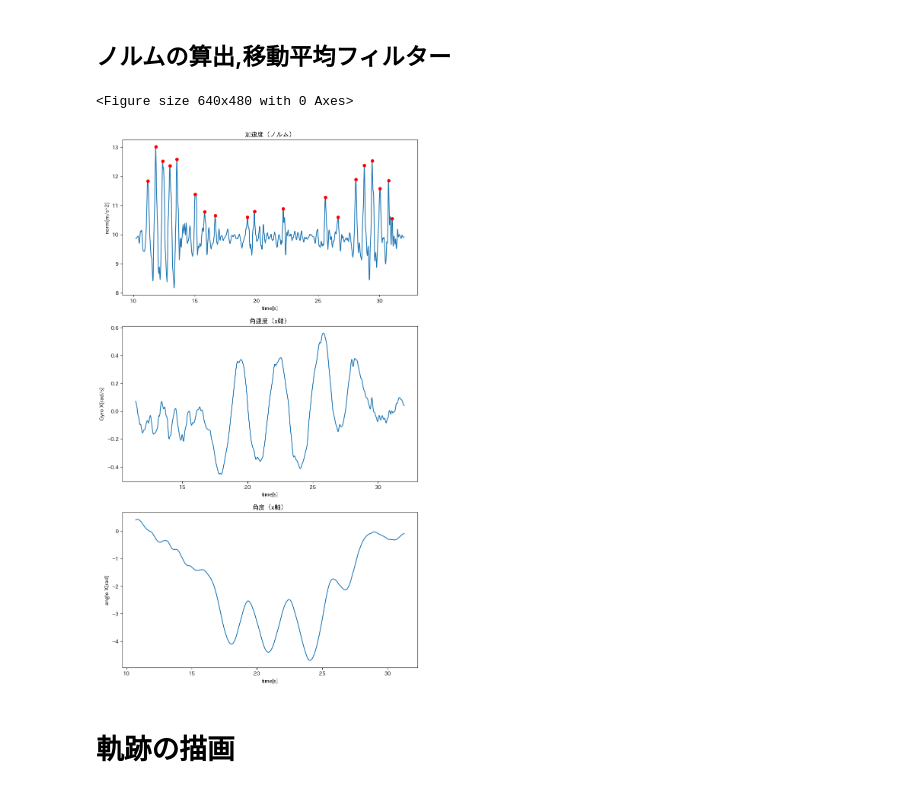
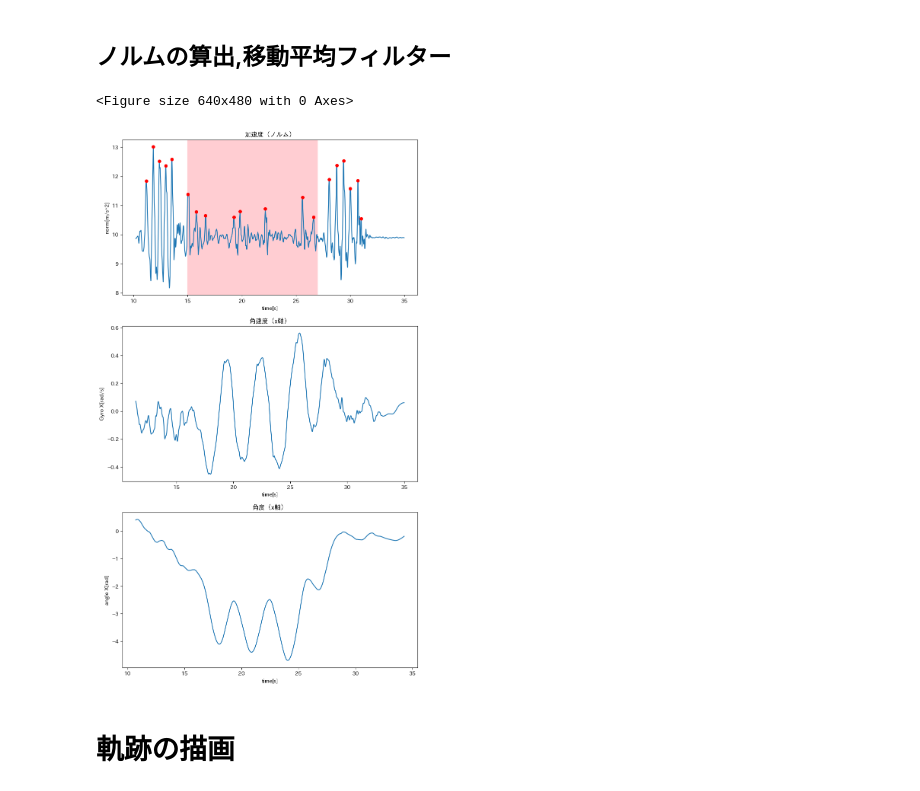
Before and after one commit to kajiLabTeam/pedestrian-behavior-comparison-system, a Jupyter notebook: src/speed/slowly/trajectorySlowly.ipynb, the cells around one changed output. Saved outputs shown, nothing was run; the diff lists cells and outputs as text; code cells hidden in the pictures.

```diff
--- a/src/speed/slowly/trajectorySlowly.ipynb
+++ b/src/speed/slowly/trajectorySlowly.ipynb
@@ -60,9 +60,9 @@ plt.show()
 # %% [markdown]
 ## 余分な時間のデータを消す
 # %%
-# # 10 ~ 32sのデータを抽出
-df_acc = df_acc[(df_acc['t'] >= 10) & (df_acc['t'] <= 32)]
-df_gyro = df_gyro[(df_gyro['t'] >= 10) & (df_gyro['t'] <= 32)]
+# # 10 ~ 35sのデータを抽出
+df_acc = df_acc[(df_acc['t'] >= 10) & (df_acc['t'] <= 35)]
+df_gyro = df_gyro[(df_gyro['t'] >= 10) & (df_gyro['t'] <= 35)]
 
 # # index をリセット
 df_acc = df_acc.reset_index(drop=True)
@@ -118,34 +118,37 @@ plt.subplots_adjust(hspace=0.3)
 fig = plt.figure(figsize=(10, 18))
 
 # 加速度（ノルム）のプロット
 ax1 = fig.add_subplot(3,1,1)
+highlight_start_time = 15.0 # 仮の開始時刻
+highlight_end_time = 30.0   # 仮の終了時刻
+plt.axvspan(15.0, 27.0,alpha=1.0,color="#ffcdd2",label='ゆっくり歩く')
 ax1.plot(df_acc["t"], df_acc["low_norm"])
 ax1.set_title("加速度（ノルム）")
 ax1.set_xlabel("time[s]")
 ax1.set_ylabel("norm[m/s^2]")
 
 # ピークの検出とプロット
 peek, _ = signal.find_peaks(df_acc['low_norm'], distance=100, height=10.5)
 ax1.scatter(df_acc['t'][peek], df_acc['low_norm'][peek], s=30, color='red', zorder=2)
 
 # 角速度（x軸）のプロット
 ax2 = fig.add_subplot(3,1,2)
 ax2.plot(df_gyro["t"], df_gyro["low_x"])
 ax2.set_title("角速度（x軸）")
 ax2.set_xlabel("time[s]")
 ax2.set_ylabel("Gyro X[rad/s]")
 
 # 角度（x軸）のプロット
 ax3 = fig.add_subplot(3,1,3)
 ax3.plot(df_gyro["t"], df_gyro["low_angle"])
 ax3.set_title("角度（x軸）")
 ax3.set_xlabel("time[s]")
 ax3.set_ylabel("angle X[rad]")
 
 plt.show()
 # %% [output]
 <Figure size 640x480 with 0 Axes>
-[figure, old version]
+[figure, new version]
 # %% [markdown]
 # 軌跡の描画
 # %%
```
Also changed, not shown: parts of 1 cell of this notebook, 1 other file.
